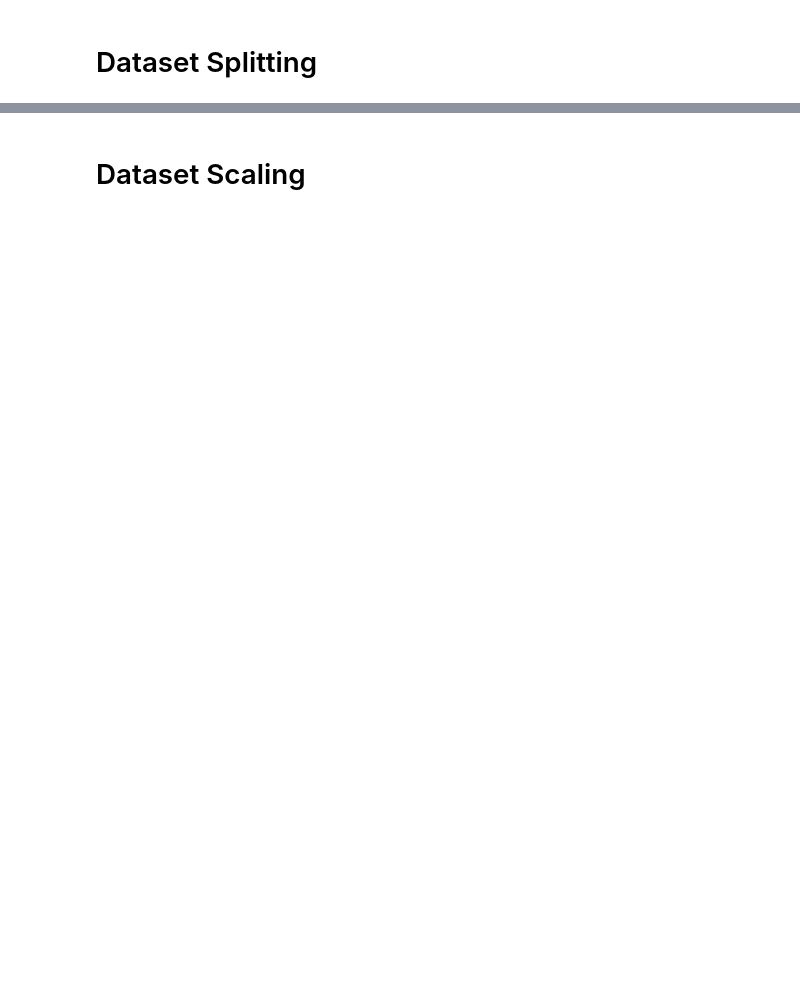
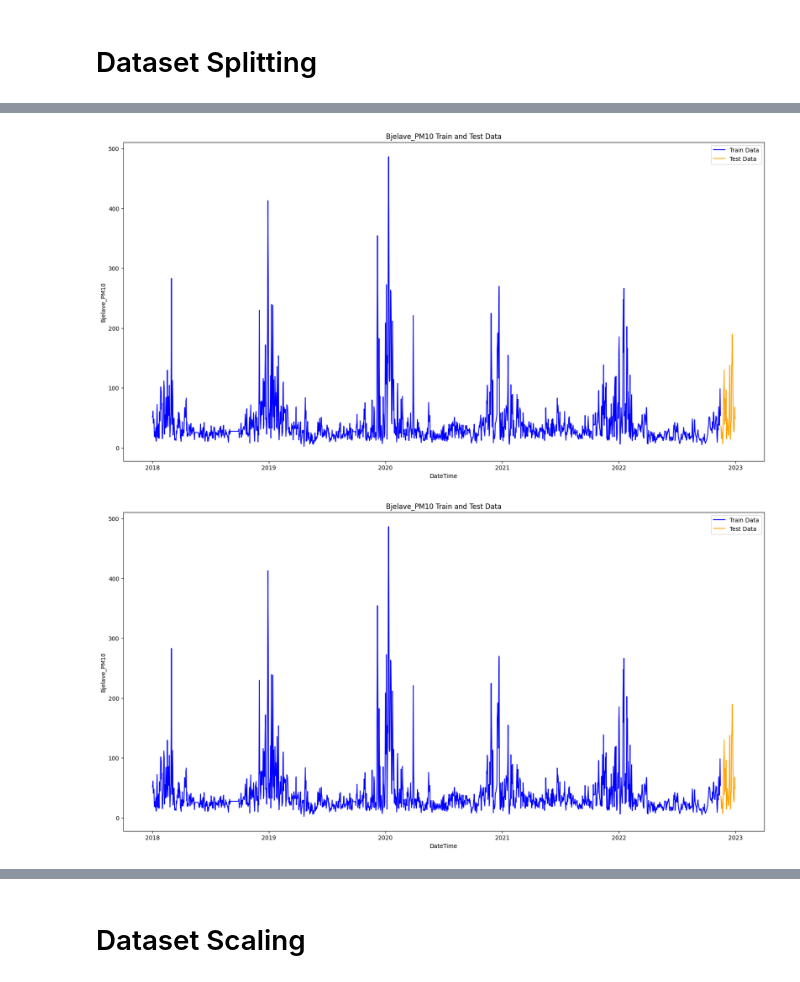
Before and after one commit to amit24af/SHAPforTSprediction, a Jupyter notebook: experiment_LSTM.ipynb, the cells around one changed output, grey strips where cells are left out. Saved outputs shown, nothing was run; the diff lists cells and outputs as text; code cells hidden in the pictures; blank space fills up the shorter version.

```diff
--- a/experiment_LSTM.ipynb
+++ b/experiment_LSTM.ipynb
@@ -100,3 +176,9 @@ train_PM10_daily_ws_ninety, test_PM10_daily_ws_ninety = train_test_split(df_PM10
+# %%
+plot_train_test_data(train_data_combined_ws_fifteen, test_data_combined_ws_fifteen, 'DateTime', 'Bjelave_PM10')
+plot_train_test_data(train_PM10_daily_ws_fifteen, test_PM10_daily_ws_fifteen, 'DateTime', 'Bjelave_PM10')
+# %% [output]
+[figure, added]
+[figure, added]
 # %%
 plot_train_test_data(train_data_combined_ws_thirty, test_data_combined_ws_thirty, 'DateTime', 'Bjelave_PM10')
 plot_train_test_data(train_PM10_daily_ws_thirty, test_PM10_daily_ws_thirty, 'DateTime', 'Bjelave_PM10')
```
Also changed, not shown: parts of 199 cells of this notebook, 2 other files.
